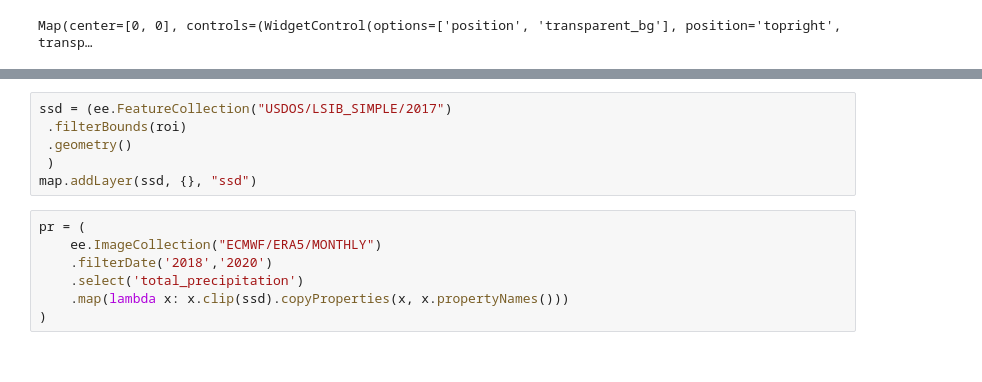
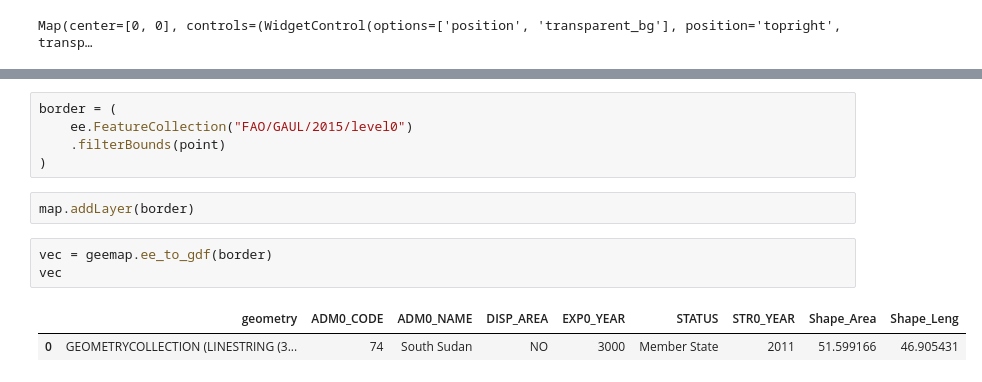
Before and after one commit to Litang23/earthengine-community, a Jupyter notebook: docs/notebooks/00_ee_auth_colab.ipynb, the cells around one changed output, grey strips where cells are left out. Drawn from its saved outputs; the diff is of its cells as text.

```diff
--- a/docs/notebooks/00_ee_auth_colab.ipynb
+++ b/docs/notebooks/00_ee_auth_colab.ipynb
@@ -72,16 +99,16 @@ ee.Geometry({
     }
   }
 })
-# %%
-ssd = (ee.FeatureCollection("USDOS/LSIB_SIMPLE/2017")
- .filterBounds(roi)
- .geometry()
- )
-map.addLayer(ssd, {}, "ssd")
-# %%
-pr = (
-    ee.ImageCollection("ECMWF/ERA5/MONTHLY")
-    .filterDate('2018','2020')
-    .select('total_precipitation')
-    .map(lambda x: x.clip(ssd).copyProperties(x, x.propertyNames()))
-)
+# %%
+border = (
+    ee.FeatureCollection("FAO/GAUL/2015/level0")
+    .filterBounds(point)
+)
+# %%
+map.addLayer(border)
+# %%
+vec = geemap.ee_to_gdf(border)
+vec
+# %% [output]
+|  | geometry | ADM0_CODE | ADM0_NAME | DISP_AREA | EXP0_YEAR | STATUS | STR0_YEAR | Shape_Area | Shape_Leng |
+| 0 | GEOMETRYCOLLECTION (LINESTRING (3... | 74 | South Sudan | NO | 3000 | Member State | 2011 | 51.599166 | 46.905431 |
```
Also changed, not shown: parts of 23 cells of this notebook.
